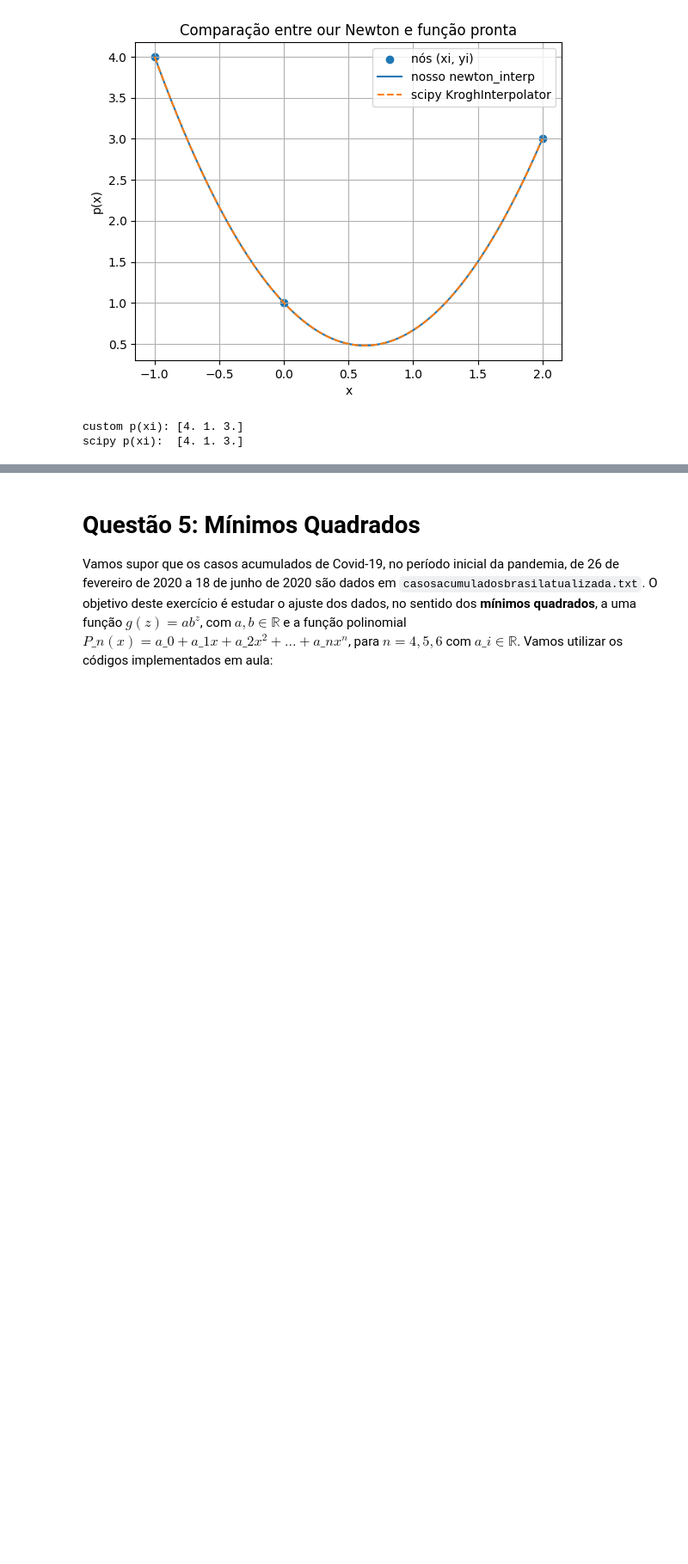
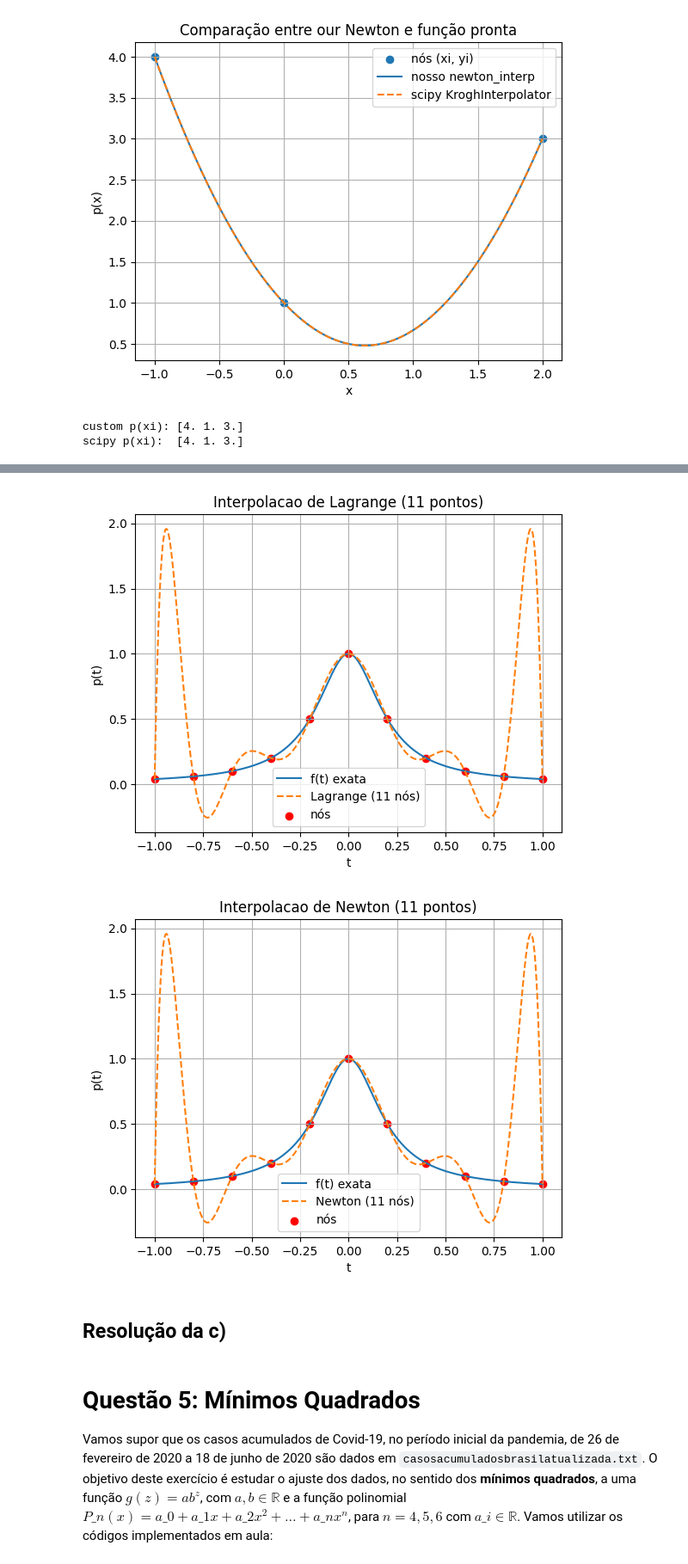
Before and after one commit to lfelipediniz/NumericEssentials, a Jupyter notebook: NumericEssentials.ipynb, the cells around one changed output, grey strips where cells are left out. Shown at 86% size. Saved outputs shown, nothing was run; the diff lists cells and outputs as text; code cells hidden in the pictures; blank space fills up the shorter version.

```diff
--- a/NumericEssentials.ipynb
+++ b/NumericEssentials.ipynb
@@ -1844,3 +1853,48 @@ scipy p(xi):  [4. 1. 3.]
+# %%
+# função alvo
+def f(t):
+    return 1 / (1 + 25 * t**2)
+
+# gera 11 pontos igualmente espaçados em [-1, 1]
+xi = np.linspace(-1, 1, 11)
+yi = f(xi)
+
+# pontos para avaliação contínua
+xx = np.linspace(-1, 1, 400)
+
+# reutiliza funções de interpolação implementadas
+yy_lagrange = lagrange_interp(xi, yi, xx)
+yy_newton   = newton_interp(xi, yi, xx)
+yy_exact    = f(xx)
+
+# gráfico 1: Lagrange vs exata
+plt.figure()
+plt.plot(xx, yy_exact, label='f(t) exata')
+plt.plot(xx, yy_lagrange, '--', label='Lagrange (11 nós)')
+plt.scatter(xi, yi, color='red', label='nós')
+plt.title('Interpolacao de Lagrange (11 pontos)')
+plt.xlabel('t')
+plt.ylabel('p(t)')
+plt.legend()
+plt.grid(True)
+
+# gráfico 2: Newton vs exata
+plt.figure()
+plt.plot(xx, yy_exact, label='f(t) exata')
+plt.plot(xx, yy_newton, '--', label='Newton (11 nós)')
+plt.scatter(xi, yi, color='red', label='nós')
+plt.title('Interpolacao de Newton (11 pontos)')
+plt.xlabel('t')
+plt.ylabel('p(t)')
+plt.legend()
+plt.grid(True)
+
+plt.show()
+# %% [output]
+[figure, added]
+[figure, added]
+# %% [markdown]
+## Resolução da c)
 # %% [markdown]
 # Questão 5: Mínimos Quadrados
 
```
Also changed, not shown: parts of 2 cells of this notebook.
